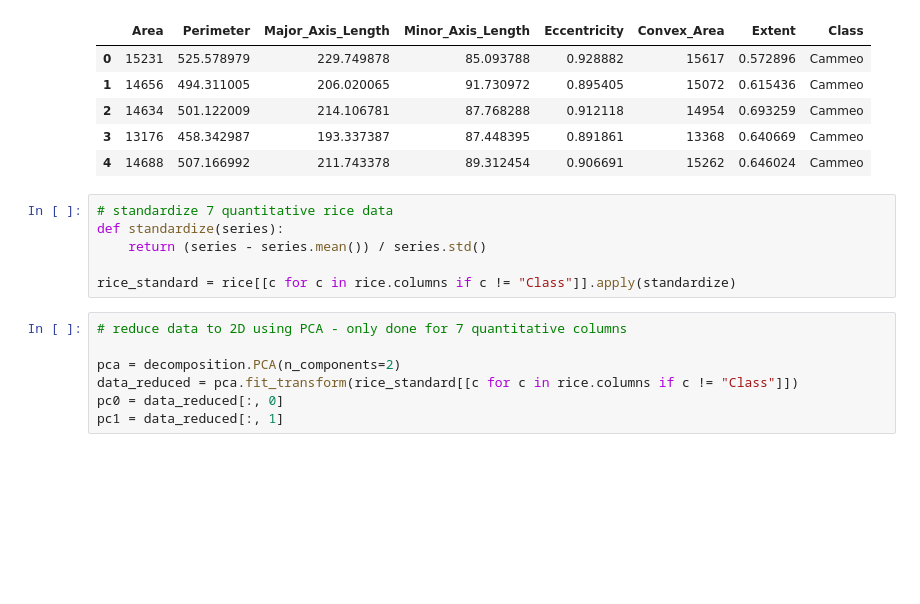
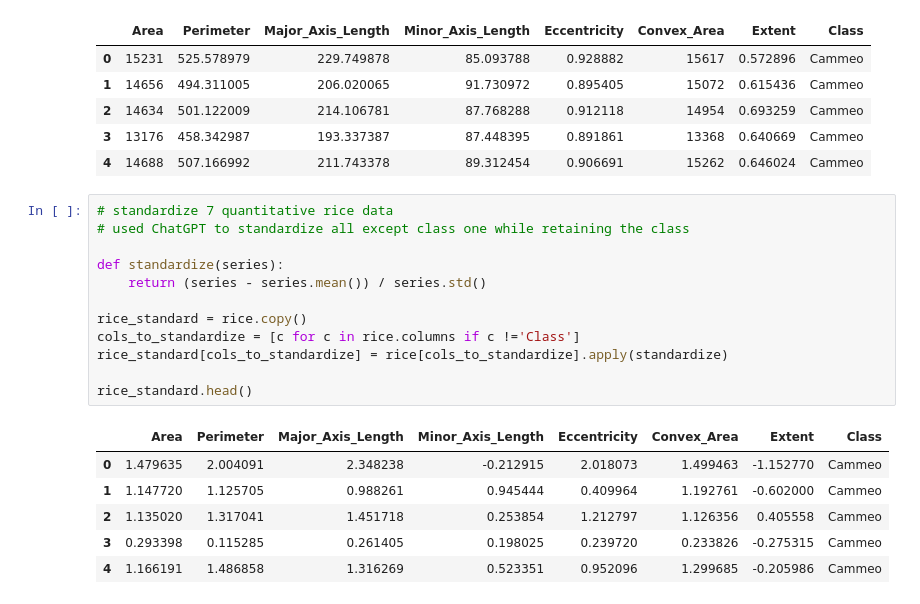
Before and after one commit to gheenc/Computational-Methods, a Jupyter notebook: pset4/pset4 problem 3.ipynb, the cells around one changed output. Cells and saved outputs as stored; diff of their text form; blank space fills up the shorter version.

```diff
--- a/pset4/pset4 problem 3.ipynb
+++ b/pset4/pset4 problem 3.ipynb
@@ -322,14 +210,20 @@ rice.head()
 | 4 | 14688 | 507.166992 | 211.743378 | 89.312454 | 0.906691 | 15262 | 0.646024 | Cammeo |
 # %%
 # standardize 7 quantitative rice data
+# used ChatGPT to standardize all except class one while retaining the class
+
 def standardize(series):
     return (series - series.mean()) / series.std()
 
-rice_standard = rice[[c for c in rice.columns if c != "Class"]].apply(standardize)
+rice_standard = rice.copy()
+cols_to_standardize = [c for c in rice.columns if c !='Class']
+rice_standard[cols_to_standardize] = rice[cols_to_standardize].apply(standardize)
+
+rice_standard.head()
+# %% [output]
+|  | Area | Perimeter | Major_Axis_Length | Minor_Axis_Length | Eccentricity | Convex_Area | Extent | Class |
+| 0 | 1.479635 | 2.004091 | 2.348238 | -0.212915 | 2.018073 | 1.499463 | -1.152770 | Cammeo |
+| 1 | 1.147720 | 1.125705 | 0.988261 | 0.945444 | 0.409964 | 1.192761 | -0.602000 | Cammeo |
+| 2 | 1.135020 | 1.317041 | 1.451718 | 0.253854 | 1.212797 | 1.126356 | 0.405558 | Cammeo |
+| 3 | 0.293398 | 0.115285 | 0.261405 | 0.198025 | 0.239720 | 0.233826 | -0.275315 | Cammeo |
+| 4 | 1.166191 | 1.486858 | 1.316269 | 0.523351 | 0.952096 | 1.299685 | -0.205986 | Cammeo |
-# %%
-# reduce data to 2D using PCA - only done for 7 quantitative columns
-
-pca = decomposition.PCA(n_components=2)
-data_reduced = pca.fit_transform(rice_standard[[c for c in rice.columns if c != "Class"]])
-pc0 = data_reduced[:, 0]
-pc1 = data_reduced[:, 1]
```
Also changed, not shown: parts of 19 cells of this notebook, 1 other file.
